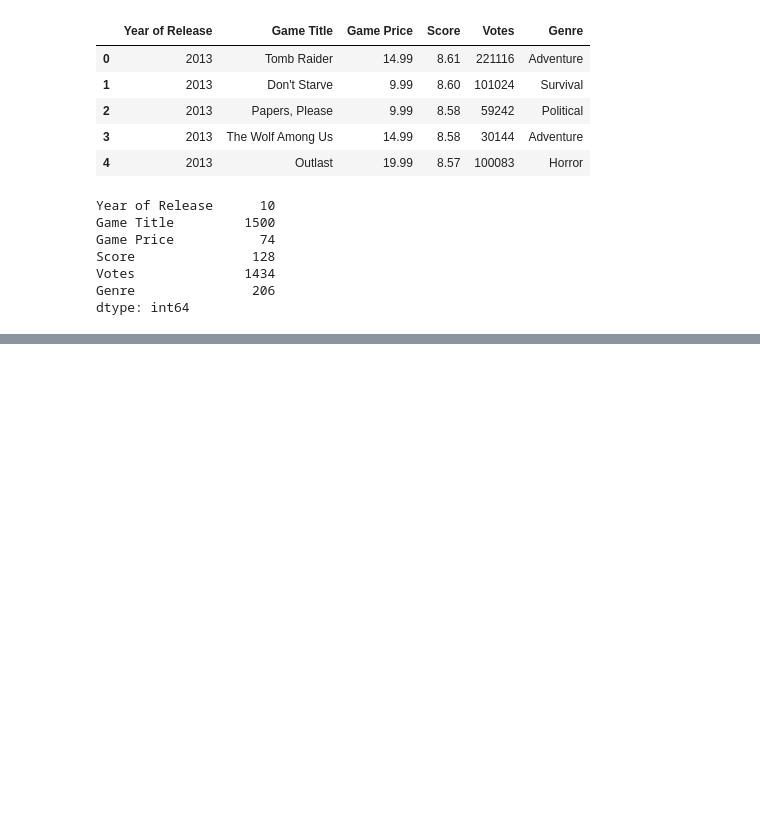
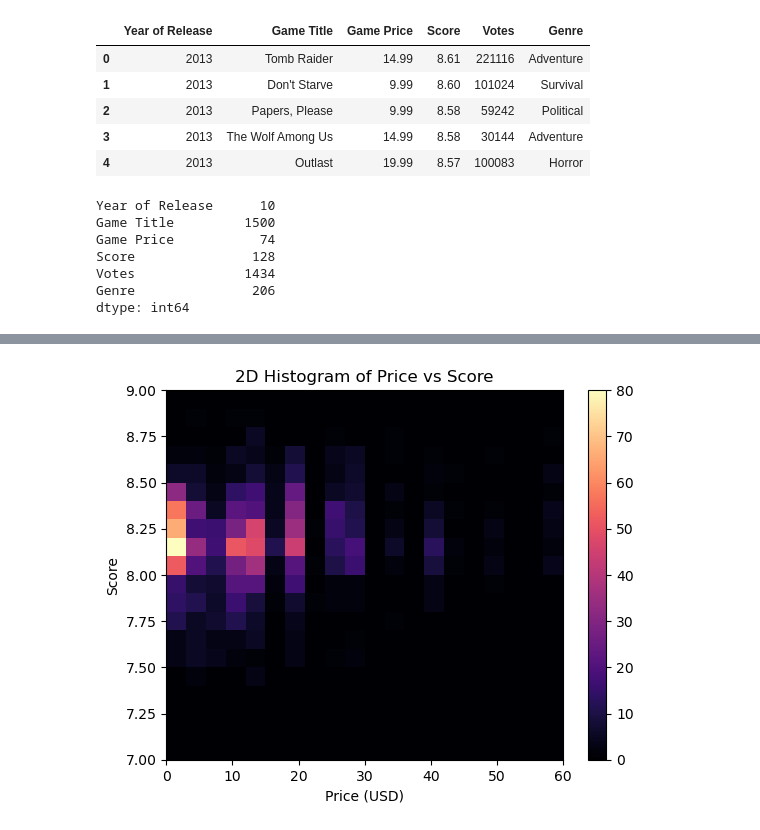
Before and after one commit to MitchellWorthington/4185_Final_Project, a Jupyter notebook: 4185_best_games.ipynb, the cells around one changed output, grey strips where cells are left out. Drawn from its saved outputs; the diff is of its cells as text; code cells hidden in the pictures; blank space fills up the shorter version.

```diff
--- a/4185_best_games.ipynb
+++ b/4185_best_games.ipynb
@@ -207,0 +239,15 @@ df.to_csv("games_dataset_cleaned.csv")
+# %%
+# Create a scatter plot with a linear regression line
+plt.hist2d(df["Game Price"], df["Score"], bins=20, cmap="magma", range=[[0, 60], [7, 9]])
+
+# Set chart title and axis labels
+plt.title('2D Histogram of Price vs Score')
+plt.xlabel('Price (USD)')
+plt.ylabel('Score')
+
+plt.colorbar()
+
+# Show the chart
+plt.show()
+# %% [output]
+[figure, added]
```
Also changed, not shown: parts of 6 cells of this notebook.
